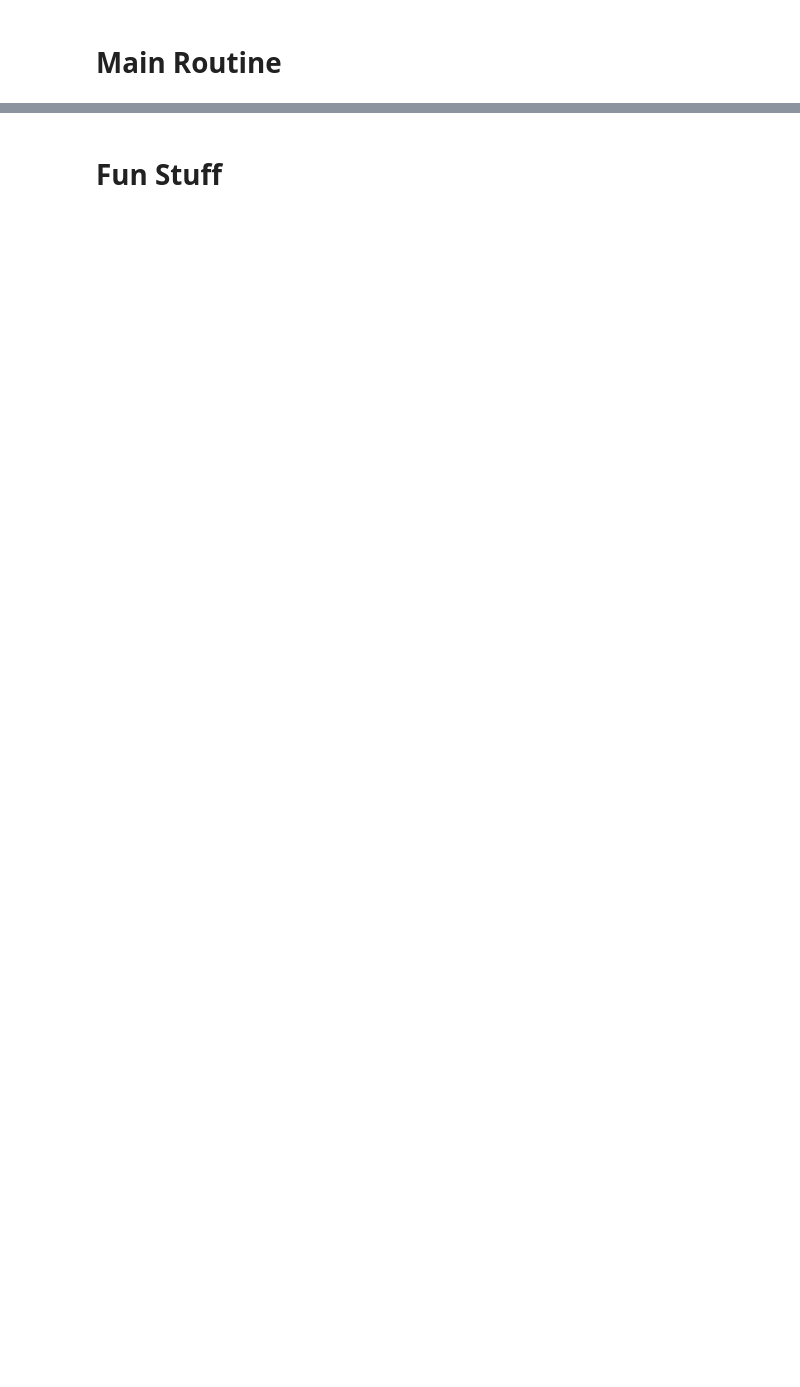
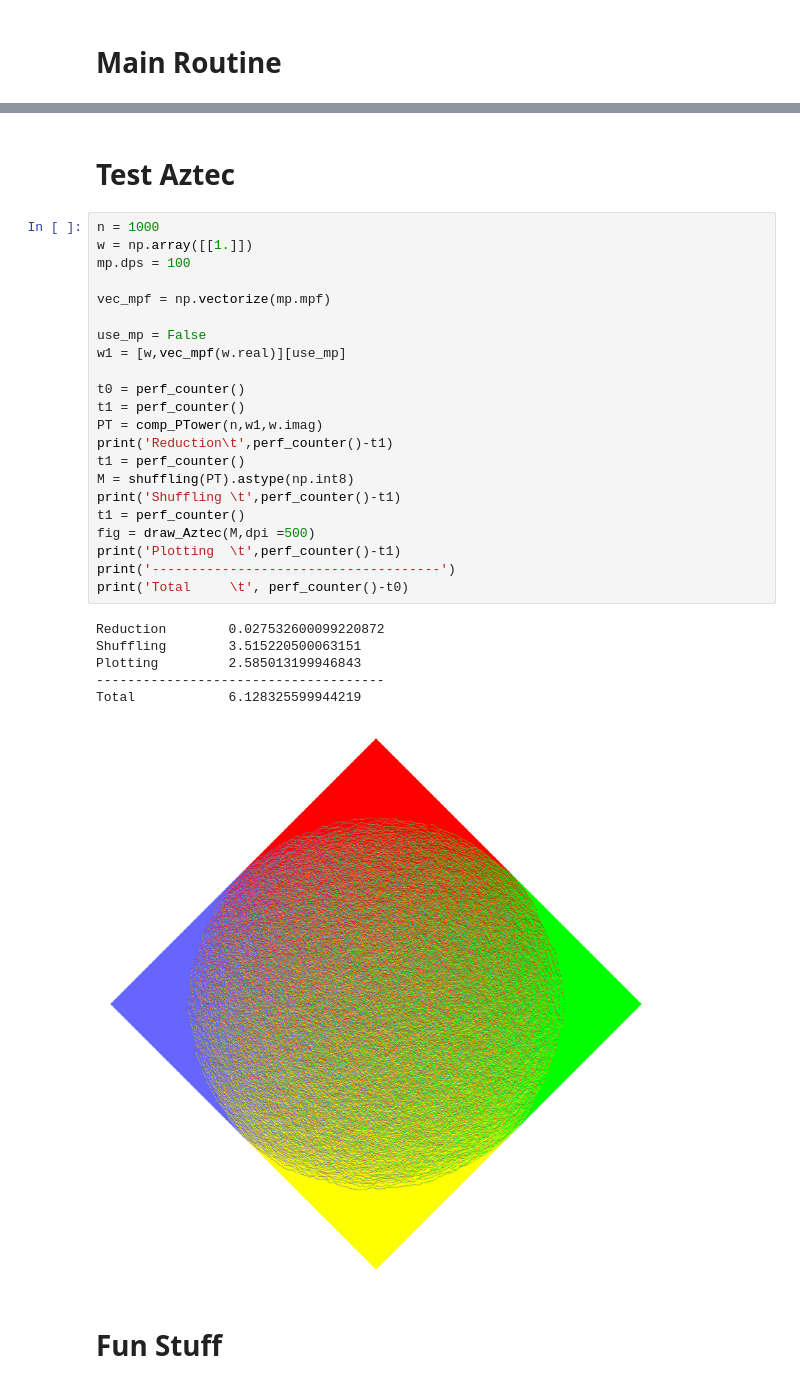
Before and after one commit to MaxvanHorssen/random-tilings, a Jupyter notebook: Dev fast periodic Aztec.ipynb, the cells around one changed output, grey strips where cells are left out. Drawn from its saved outputs; the diff is of its cells as text; blank space fills up the shorter version.

```diff
--- a/Dev fast periodic Aztec.ipynb
+++ b/Dev fast periodic Aztec.ipynb
@@ -163,6 +171,37 @@ def shuffling(PT):
                         M[A+2*m,A+2*n],M[A+2*m+1,A+2*n+1]= 0,0
                         M[A+2*m,A+2*n+1],M[A+2*m+1,A+2*n]= 1,1
     return M
+# %% [markdown]
+# Test Aztec
+# %%
+n = 1000
+w = np.array([[1.]])
+mp.dps = 100
+
+vec_mpf = np.vectorize(mp.mpf)
+
+use_mp = False
+w1 = [w,vec_mpf(w.real)][use_mp]
+
+t0 = perf_counter()
+t1 = perf_counter()
+PT = comp_PTower(n,w1,w.imag)
+print('Reduction\t',perf_counter()-t1)
+t1 = perf_counter()
+M = shuffling(PT).astype(np.int8)
+print('Shuffling \t',perf_counter()-t1)
+t1 = perf_counter()
+fig = draw_Aztec(M,dpi =500)
+print('Plotting  \t',perf_counter()-t1)
+print('-------------------------------------')
+print('Total     \t', perf_counter()-t0)
+# %% [output]
+Reduction        0.027532600099220872
+Shuffling        3.515220500063151
+Plotting         2.585013199946843
+-------------------------------------
+Total            6.128325599944219
+[figure, added]
 # %% [markdown]
 # Fun Stuff
 # %%
```
Also changed, not shown: parts of 17 cells of this notebook, 8 other files.
